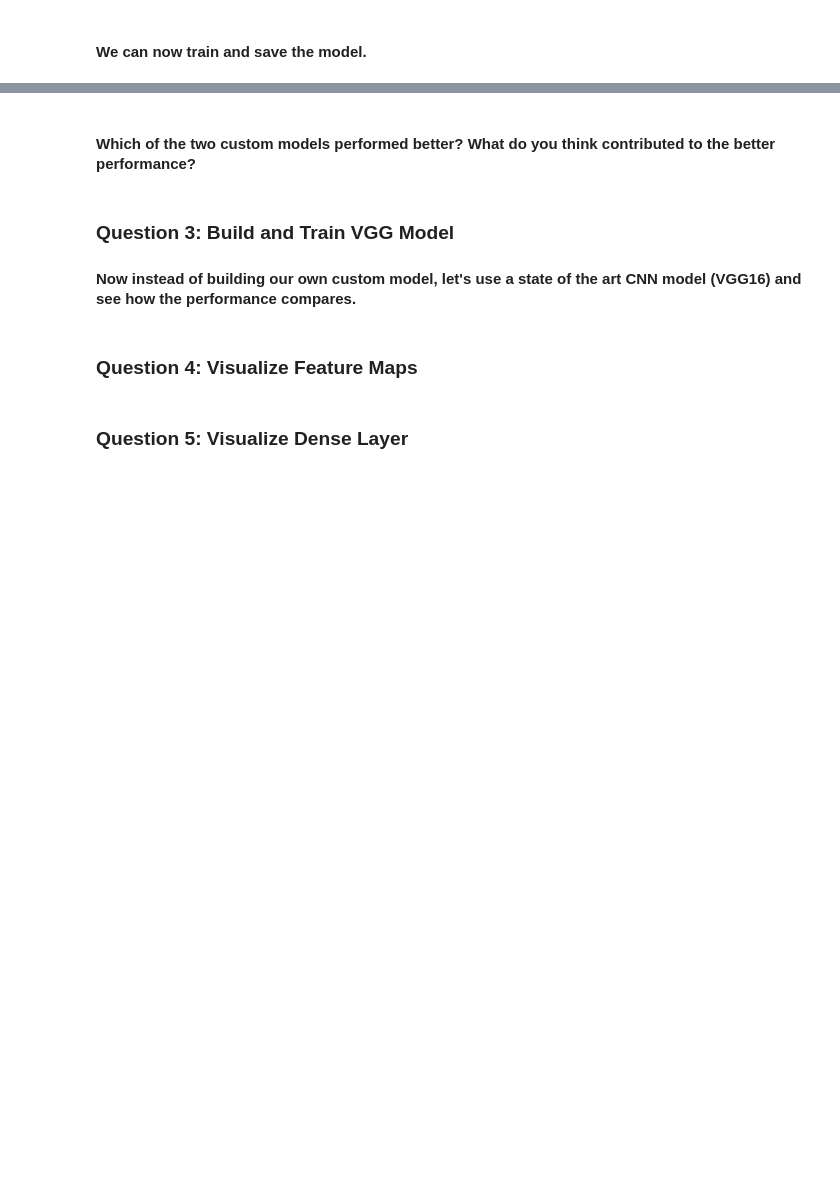
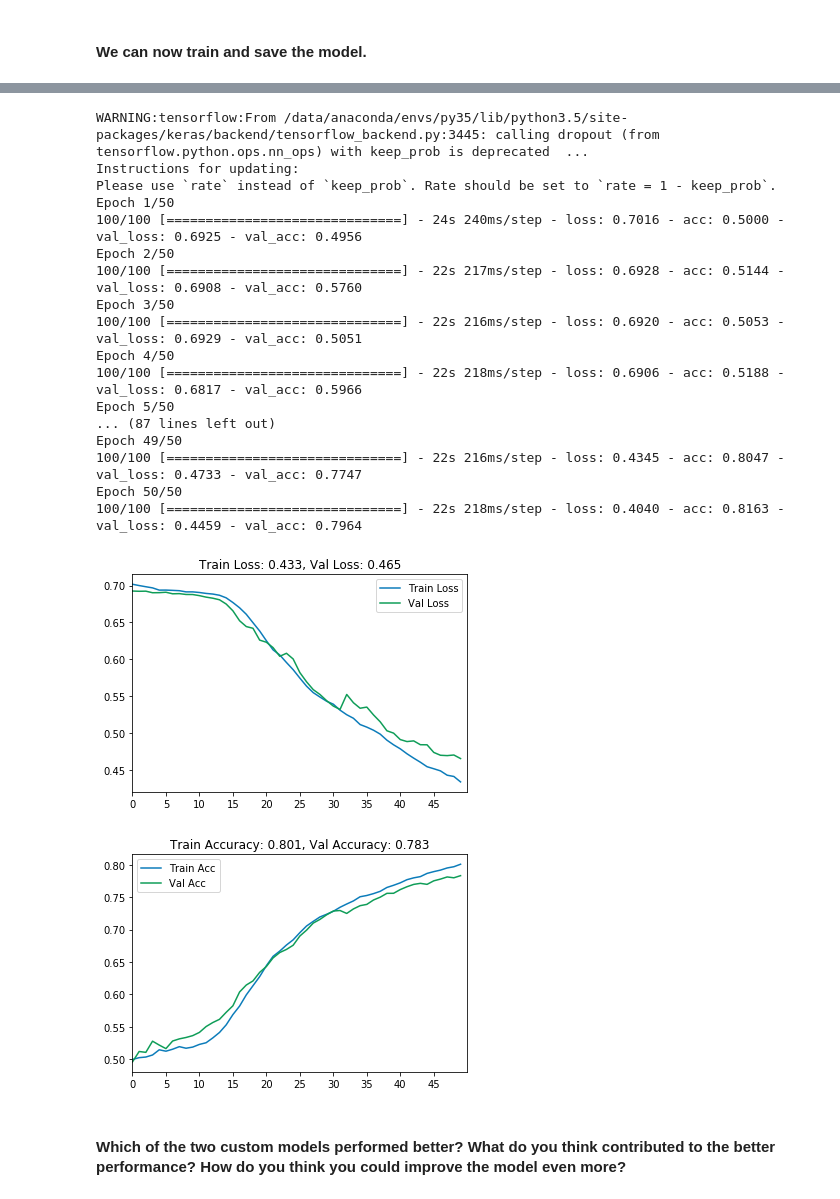
Before and after one commit to tiff-wang/TechX-homework-solutions, a Jupyter notebook: Assignment-Solutions/Assignment8/Assignment8-CNNs.ipynb, the cells around one changed output, grey strips where cells are left out. Drawn from its saved outputs; the diff is of its cells as text; code cells hidden in the pictures; blank space fills up the shorter version.

```diff
--- a/Assignment-Solutions/Assignment8/Assignment8-CNNs.ipynb
+++ b/Assignment-Solutions/Assignment8/Assignment8-CNNs.ipynb
@@ -119,7 +91,7 @@ Luckily, there is [built in functionality in keras](https://keras.io/preprocessi
 ## ========== YOUR CODE HERE ========= ##
 base_dir = 'dataset'
 train_dir = os.path.join(base_dir, 'train')
-validation_dir = os.path.join(base_dir, 'valid')
+validation_dir = os.path.join(base_dir, 'validation')
 test_dir = os.path.join(base_dir, 'test')
 # %% [markdown]
 #### Create instances of the ImageDataGenerator object for the train and test data with the following parameters:
@@ -251,46 +239,58 @@ plot_compare(history_custom1)
 # %%
 ## ========== YOUR CODE HERE ========= ##
 
 # create the model defined above
 model_custom2 = Sequential()
 model_custom2.add(Conv2D(32, (3, 3), activation='relu', padding='same', name='conv_1',
                  input_shape=(150, 150, 3)))
 model_custom2.add(MaxPooling2D((2, 2), name='maxpool_1'))
 model_custom2.add(Conv2D(64, (3, 3), activation='relu', padding='same', name='conv_2'))
 model_custom2.add(MaxPooling2D((2, 2), name='maxpool_2'))
 model_custom2.add(Conv2D(128, (3, 3), activation='relu', padding='same', name='conv_3'))
 model_custom2.add(MaxPooling2D((2, 2), name='maxpool_3'))
 model_custom2.add(Conv2D(128, (3, 3), activation='relu', padding='same', name='conv_4'))
 model_custom2.add(MaxPooling2D((2, 2), name='maxpool_4'))
 model_custom2.add(Flatten())
 model_custom2.add(Dropout(0.5))
 model_custom2.add(Dense(512, activation='relu', name='dense_1'))
 model_custom2.add(Dense(256, activation='relu', name='dense_2'))
 model_custom2.add(Dense(1, activation='sigmoid', name='output'))
 
-# compile the modelb
+# compile the model
 model_custom2.compile(optimizer='adam', loss='binary_crossentropy', metrics=['accuracy'])
 
-# train model for 20 epochs , with 100 steps per epoch, and 50 validation steps
-history_custom2 = model_custom2.fit_generator(train_generator, steps_per_epoch=100, epochs=3,
+# train model for 50 epochs, with 100 steps per epoch, and 50 validation steps
+history_custom2 = model_custom2.fit_generator(train_generator, steps_per_epoch=100, epochs=50,
                                       validation_data=validation_generator, validation_steps=50, verbose=1)
 
 # save the model and its history
 model_custom2.save('model-custom2.h5')
 save_history(history_custom2, 'history_custom2.bin')
 
 # plot results
-history_custom2 = load_history('history_custom.bin')
+history_custom2 = load_history('history_custom2.bin')
 plot_compare(history_custom2)
+# %% [output]
+WARNING:tensorflow:From /data/anaconda/envs/py35/lib/python3.5/site-packages/keras/backend/tensorflow_backend.py:3445: calling dropout (from tensorflow.python.ops.nn_ops) with keep_prob is deprecated  ...
+Instructions for updating:
+Please use `rate` instead of `keep_prob`. Rate should be set to `rate = 1 - keep_prob`.
+Epoch 1/50
+100/100 [==============================] - 24s 240ms/step - loss: 0.7016 - acc: 0.5000 - val_loss: 0.6925 - val_acc: 0.4956
+Epoch 2/50
+100/100 [==============================] - 22s 217ms/step - loss: 0.6928 - acc: 0.5144 - val_loss: 0.6908 - val_acc: 0.5760
+Epoch 3/50
+100/100 [==============================] - 22s 216ms/step - loss: 0.6920 - acc: 0.5053 - val_loss: 0.6929 - val_acc: 0.5051
+Epoch 4/50
+100/100 [==============================] - 22s 218ms/step - loss: 0.6906 - acc: 0.5188 - val_loss: 0.6817 - val_acc: 0.5966
+Epoch 5/50
+... (87 lines left out)
+Epoch 49/50
+100/100 [==============================] - 22s 216ms/step - loss: 0.4345 - acc: 0.8047 - val_loss: 0.4733 - val_acc: 0.7747
+Epoch 50/50
+100/100 [==============================] - 22s 218ms/step - loss: 0.4040 - acc: 0.8163 - val_loss: 0.4459 - val_acc: 0.7964
+[figure, added]
+[figure, added]
 # %% [markdown]
-#### Which of the two custom models performed better? What do you think contributed to the better performance?
+#### Which of the two custom models performed better? What do you think contributed to the better performance? How do you think you could improve the model even more?
 # %%
 ## ========== YOUR ANSWER HERE ========= ##
-# %% [markdown]
-### Question 3: Build and Train VGG Model
-
-#### Now instead of building our own custom model, let's use a state of the art CNN model (VGG16) and see how the performance compares.
-# %% [markdown]
-### Question 4: Visualize Feature Maps
-# %% [markdown]
-### Question 5: Visualize Dense Layer
```
Also changed, not shown: parts of 13 cells of this notebook.
